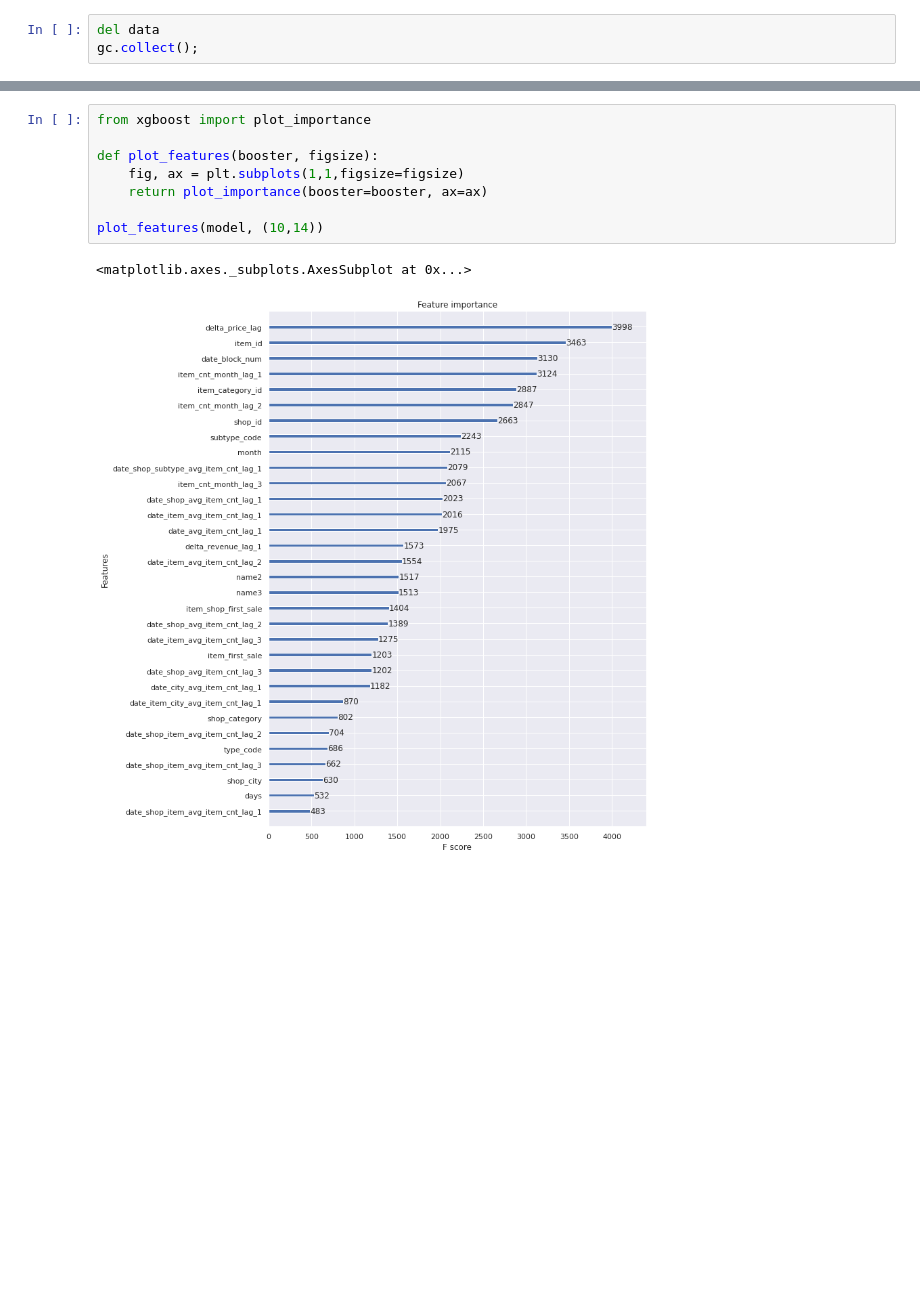
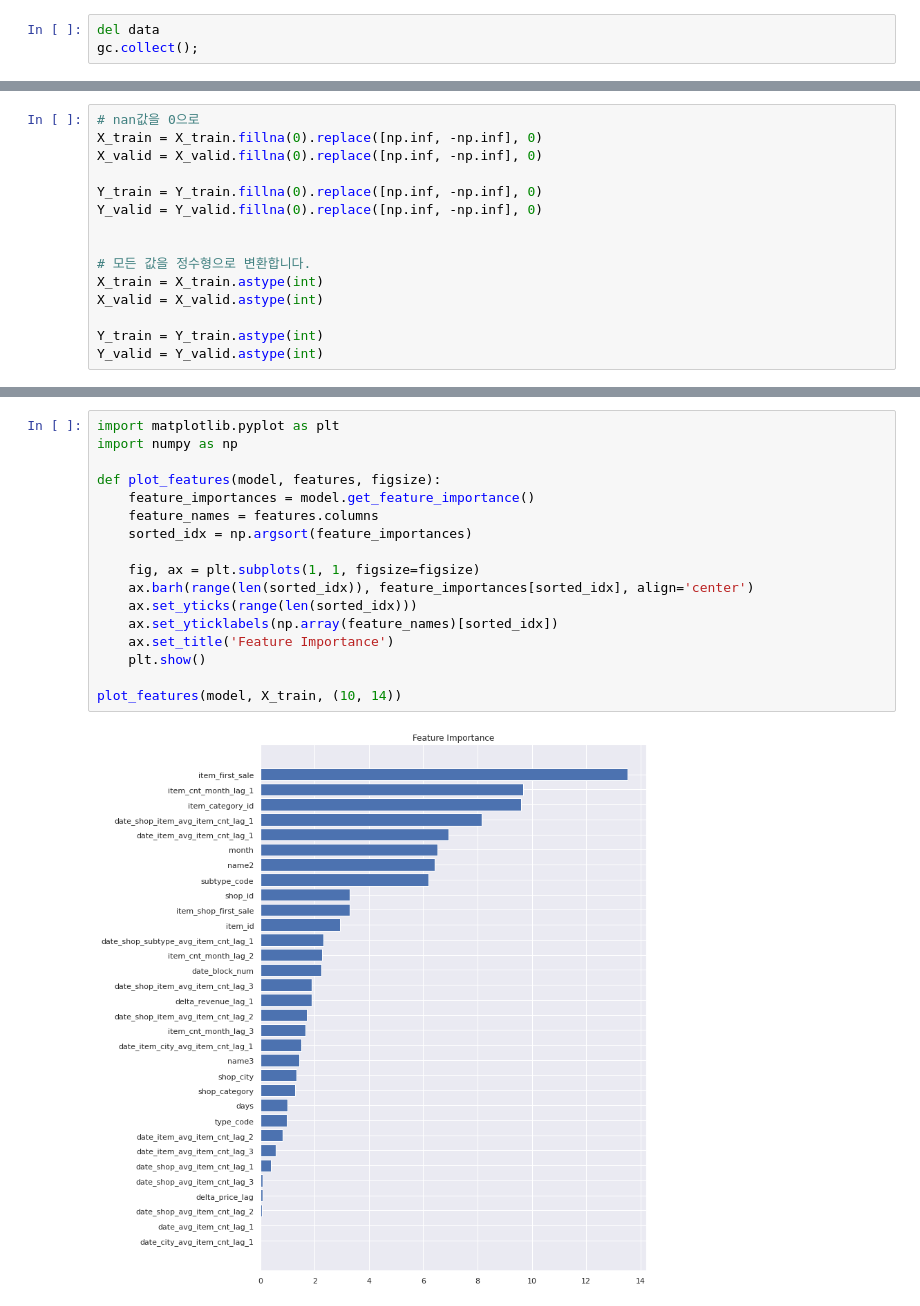
Before and after one commit to brekJ/connet_ml_2Team, a Jupyter notebook: future-sales-3.ipynb, the cells around one changed output, grey strips where cells are left out. Cells and saved outputs as stored; diff of their text form; blank space fills up the shorter version.

```diff
--- a/future-sales-3.ipynb
+++ b/future-sales-3.ipynb
@@ -563,3 +600,18 @@ gc.collect();
+# %%
+# nan값을 0으로
+X_train = X_train.fillna(0).replace([np.inf, -np.inf], 0)
+X_valid = X_valid.fillna(0).replace([np.inf, -np.inf], 0)
+
+Y_train = Y_train.fillna(0).replace([np.inf, -np.inf], 0)
+Y_valid = Y_valid.fillna(0).replace([np.inf, -np.inf], 0)
+
+
+# 모든 값을 정수형으로 변환합니다.
+X_train = X_train.astype(int)
+X_valid = X_valid.astype(int)
+
+Y_train = Y_train.astype(int)
+Y_valid = Y_valid.astype(int)
 # %%
 ts = time.time()
 
@@ -613,11 +665,19 @@ submission.to_csv('xgb_submission.csv', index=False)
-# %%
-from xgboost import plot_importance
-
-def plot_features(booster, figsize):
-    fig, ax = plt.subplots(1,1,figsize=figsize)
-    return plot_importance(booster=booster, ax=ax)
-
-plot_features(model, (10,14))
-# %% [output]
-<matplotlib.axes._subplots.AxesSubplot at 0x...>
-[figure, removed]
+# %%
+import matplotlib.pyplot as plt
+import numpy as np
+
+def plot_features(model, features, figsize):
+    feature_importances = model.get_feature_importance()
+    feature_names = features.columns
+    sorted_idx = np.argsort(feature_importances)
+
+    fig, ax = plt.subplots(1, 1, figsize=figsize)
+    ax.barh(range(len(sorted_idx)), feature_importances[sorted_idx], align='center')
+    ax.set_yticks(range(len(sorted_idx)))
+    ax.set_yticklabels(np.array(feature_names)[sorted_idx])
+    ax.set_title('Feature Importance')
+    plt.show()
+
+plot_features(model, X_train, (10, 14))
+# %% [output]
+[figure, added]
```
Also changed, not shown: parts of 30 cells of this notebook.
